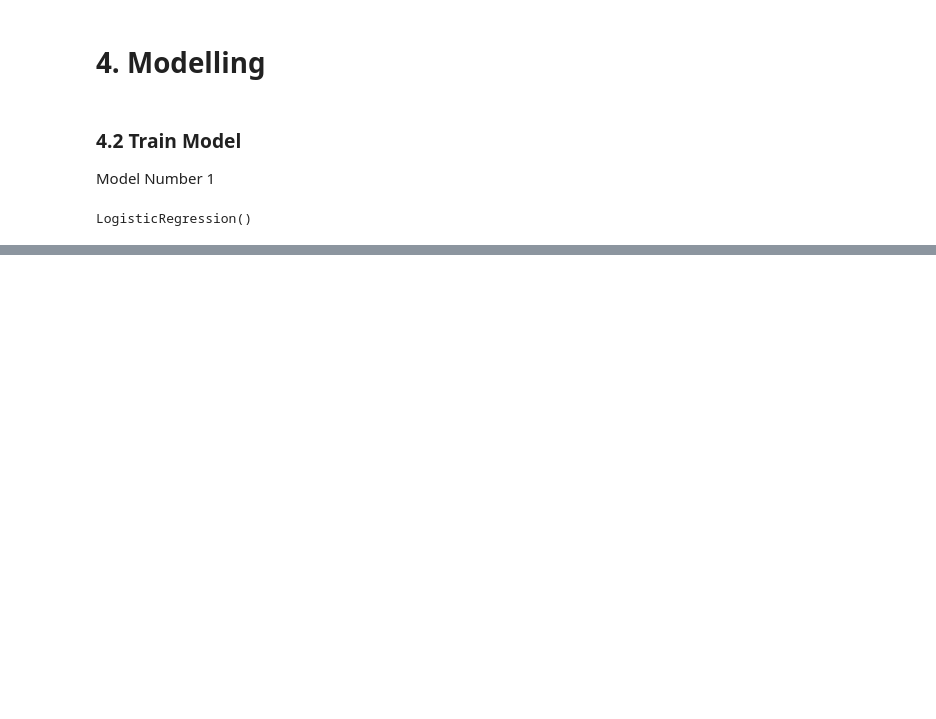
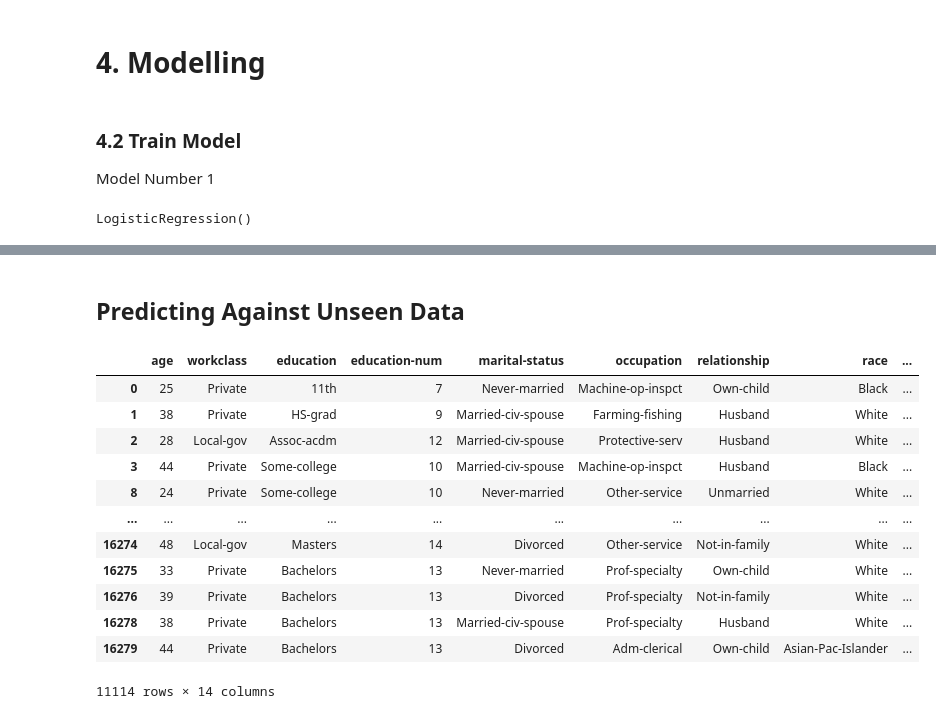
Before and after one commit to limchx/MLDP_Machine_Learning_Project, a Jupyter notebook: MLDP_Code_Submission.ipynb, the cells around one changed output, grey strips where cells are left out. Drawn from its saved outputs; the diff is of its cells as text; code cells hidden in the pictures; blank space fills up the shorter version.

Commit message:
Evaluation and Unseen Data

```diff
--- a/MLDP_Code_Submission.ipynb
+++ b/MLDP_Code_Submission.ipynb
@@ -384,0 +425,40 @@ LogisticRegression()
+# %% [markdown]
+## Predicting Against Unseen Data
+# %%
+# New data
+UNSEEN_DATA = "adult-unseen.csv"
+
+# Data Preparation for Unseen Data
+
+new_data = pd.read_csv(UNSEEN_DATA, na_values=' ?', skipinitialspace=True)
+new_data.replace('?', np.nan, inplace=True)
+
+# Drop rows with missing values
+new_data.dropna(inplace=True)
+
+# Remove outliers from 'hours-per-week' column
+Q1 = new_data['hours-per-week'].quantile(0.25)
+Q3 = new_data['hours-per-week'].quantile(0.75)
+IQR = Q3 - Q1
+lower_bound = Q1 - 1.5 * IQR
+upper_bound = Q3 + 1.5 * IQR
+new_data = new_data[(new_data['hours-per-week'] >= lower_bound) & (new_data['hours-per-week'] <= upper_bound)]
+
+# Drop 'fnlwgt' column
+new_data.drop(columns=['fnlwgt'], inplace=True)
+
+new_data
+# %% [output]
+|  | age | workclass | education | education-num | marital-status | occupation | relationship | race | ... |
+| 0 | 25 | Private | 11th | 7 | Never-married | Machine-op-inspct | Own-child | Black | ... |
+| 1 | 38 | Private | HS-grad | 9 | Married-civ-spouse | Farming-fishing | Husband | White | ... |
+| 2 | 28 | Local-gov | Assoc-acdm | 12 | Married-civ-spouse | Protective-serv | Husband | White | ... |
+| 3 | 44 | Private | Some-college | 10 | Married-civ-spouse | Machine-op-inspct | Husband | Black | ... |
+| 8 | 24 | Private | Some-college | 10 | Never-married | Other-service | Unmarried | White | ... |
+| ... | ... | ... | ... | ... | ... | ... | ... | ... | ... |
+| 16274 | 48 | Local-gov | Masters | 14 | Divorced | Other-service | Not-in-family | White | ... |
+| 16275 | 33 | Private | Bachelors | 13 | Never-married | Prof-specialty | Own-child | White | ... |
+| 16276 | 39 | Private | Bachelors | 13 | Divorced | Prof-specialty | Not-in-family | White | ... |
+| 16278 | 38 | Private | Bachelors | 13 | Married-civ-spouse | Prof-specialty | Husband | White | ... |
+| 16279 | 44 | Private | Bachelors | 13 | Divorced | Adm-clerical | Own-child | Asian-Pac-Islander | ... |
+11114 rows × 14 columns
```
Also changed, not shown: parts of 3 cells of this notebook.
